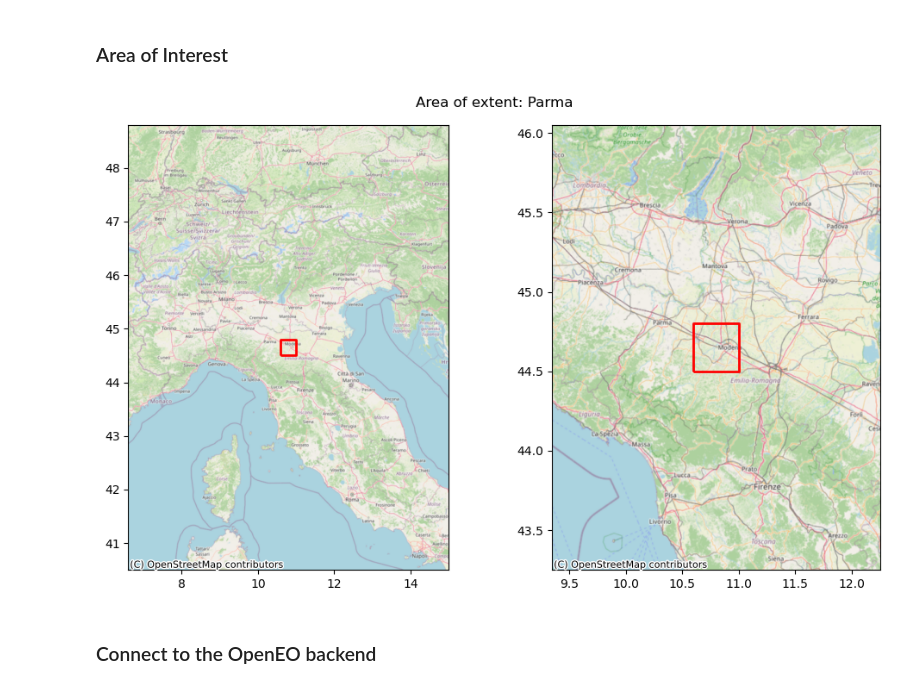
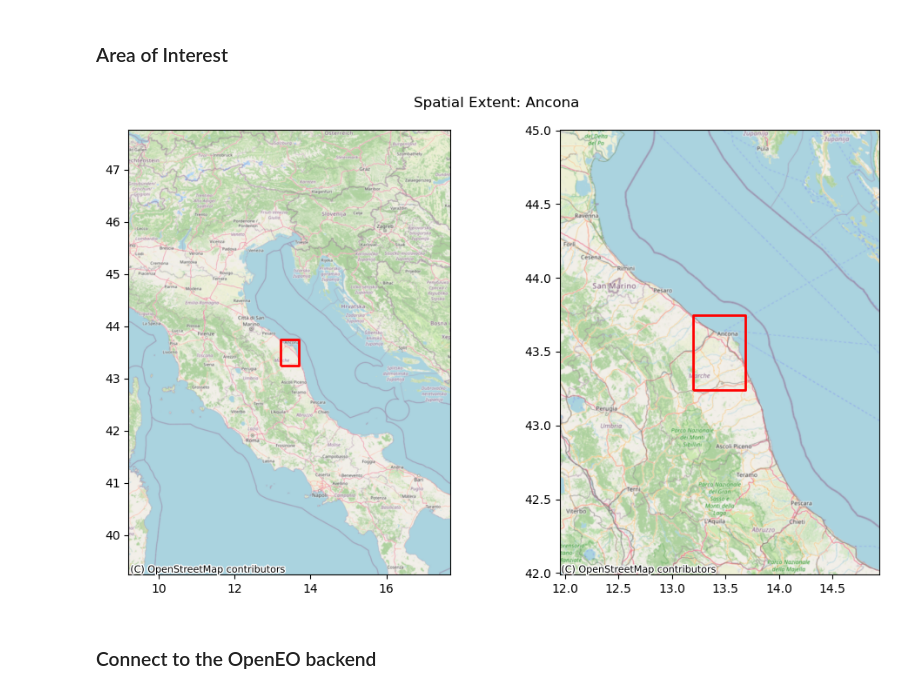
Before and after one commit to bcdev/apex-force-openeo, a Jupyter notebook: examples/run-level2-and-tsa/FORCE_level2_and_TSA.ipynb, the cells around one changed output. Saved outputs shown, nothing was run; the diff lists cells and outputs as text; code cells hidden in the pictures.

```diff
--- a/examples/run-level2-and-tsa/FORCE_level2_and_TSA.ipynb
+++ b/examples/run-level2-and-tsa/FORCE_level2_and_TSA.ipynb
@@ -35,22 +71,22 @@ import force_tsa_example_utils as utils
 # %% [markdown]
 ### Area of Interest
 # %%
-w,s,e,n = 10.6, 44.5, 11.0, 44.8
+w,s,e,n = 13.2, 43.239, 13.688, 43.75
 spatial_extent = { "west": w, "south": s, "east": e, "north": n}
-aoi_name = "Parma"
-temporal_extent=["2026-04-06", "2026-04-09"]
+aoi_name = "Ancona"
+temporal_extent=["2026-04-19", "2026-04-20"]
 
 utils.plot_area_of_interest(
     w=w,
     s=s,
     e=e,
     n=n,
     large_context=4,
     figsize=(10, 6),
-    title=f"Area of extent: {aoi_name}"
+    title=f"Spatial Extent: {aoi_name}"
 )
 # %% [output]
-[figure, old version]
+[figure, new version]
 # %% [markdown]
 ### Connect to the OpenEO backend
 # %%
```
Also changed, not shown: parts of 5 cells of this notebook, 3 other files.
